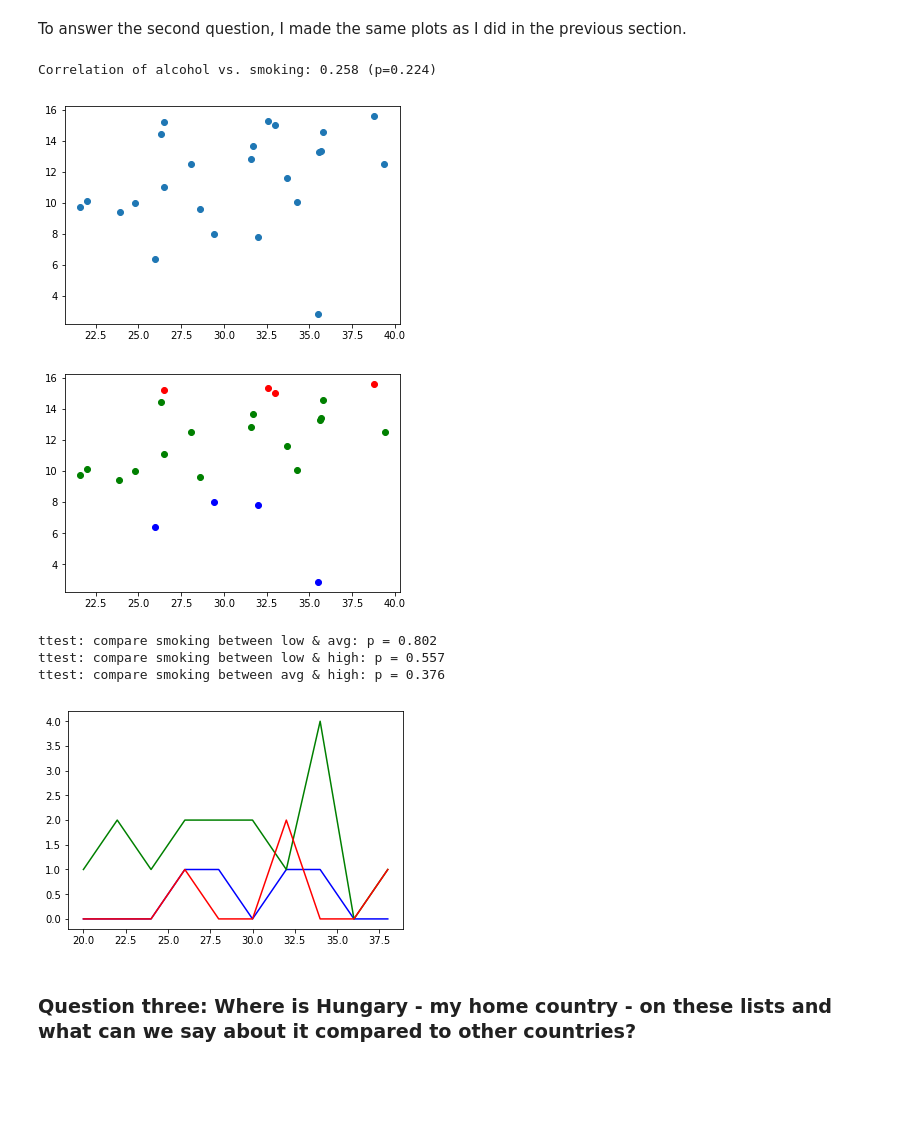
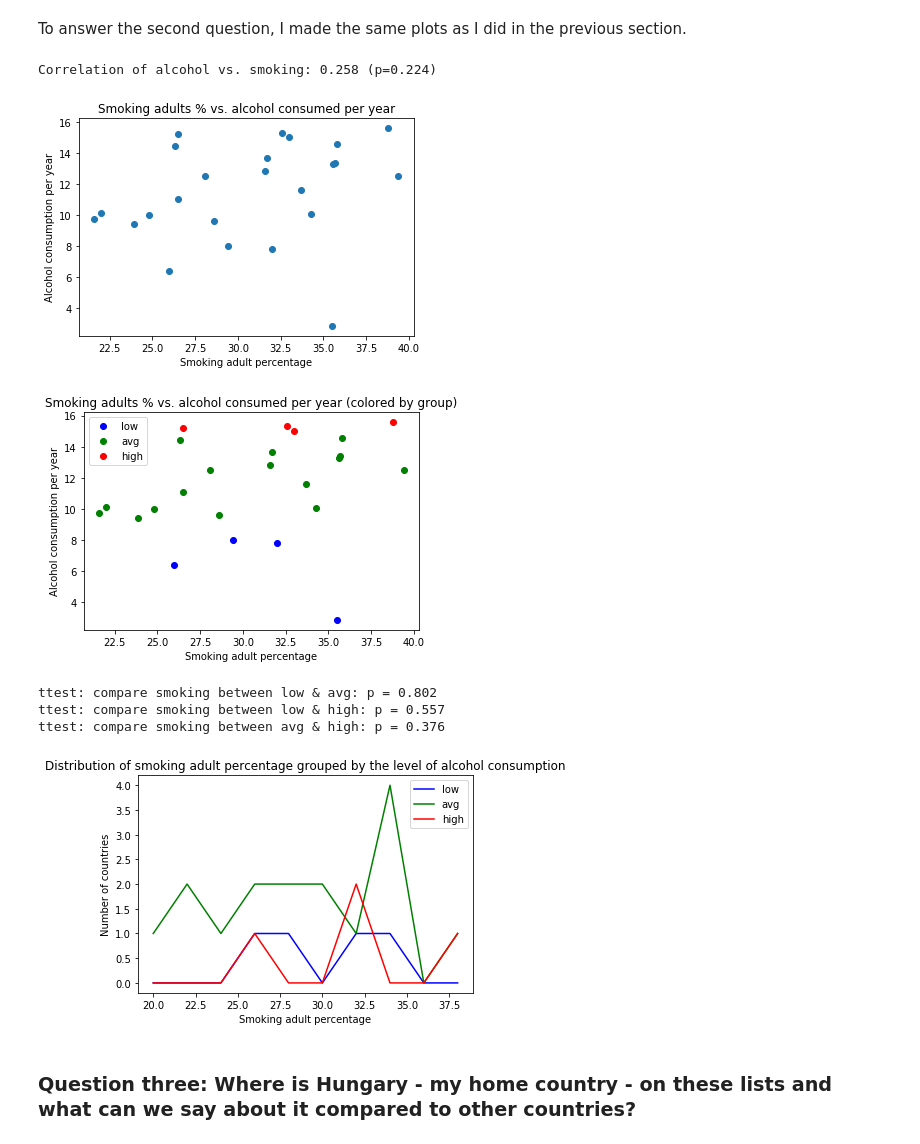
Before and after one commit to sborde/udacity-dand, a Jupyter notebook: P2_IntroToDataAnalysis/IntroToDataAnalysis_FinalProject.ipynb, the cells around one changed output. Drawn from its saved outputs; the diff is of its cells as text; code cells hidden in the pictures; blank space fills up the shorter version.

```diff
--- a/P2_IntroToDataAnalysis/IntroToDataAnalysis_FinalProject.ipynb
+++ b/P2_IntroToDataAnalysis/IntroToDataAnalysis_FinalProject.ipynb
@@ -68,7 +68,7 @@ My third (bonus) question was to inspect the state of Hungary, so I saved it for
 print('Number of countries in the original dataset: {}'.format(len(df)))
 
 df_hun = df.loc['Hungary'] #Save Hungary for later usage
-df = df[~(df.isnull().any(axis=1))] # Remove countries with missing value
+df = df.dropna() # Remove countries with missing value
 
 print('Number of countries after removing missing value: {}'.format(len(df)))
 # %% [output]
@@ -292,27 +321,38 @@ To answer the second question, I made the same plots as I did in the previous se
 # %%
 plt.figure()
 alcoholvssmoke = plt.scatter(df.loc[:, 'smoking'], df.loc[:, 'alcohol'])
+plt.title('Smoking adults % vs. alcohol consumed per year')
+plt.ylabel('Alcohol consumption per year')
+plt.xlabel('Smoking adult percentage')
 (r, p) = sts.pearsonr(df.loc[:, 'smoking'], df.loc[:, 'alcohol'])
 print('Correlation of alcohol vs. smoking: {0:.3f} (p={1:.3f})'.format(r, p))
 # %% [output]
 Correlation of alcohol vs. smoking: 0.258 (p=0.224)
-[figure, old version]
+[figure, new version]
 # %%
 plt.figure()
 for group in levels :
     current_group = df.loc[countries_by_class[group]]
-    plt.plot(current_group.loc[:, 'smoking'], current_group.loc[:, 'alcohol'], 'o', color=level_colors[group])
+    plt.plot(current_group.loc[:, 'smoking'], current_group.loc[:, 'alcohol'], 'o', color=level_colors[group], label=group)
+
+plt.title('Smoking adults % vs. alcohol consumed per year (colored by group)')
+plt.ylabel('Alcohol consumption per year')
+plt.xlabel('Smoking adult percentage')
+legend = plt.legend()
 # %% [output]
-[figure, old version]
+[figure, new version]
 # %%
 plt.figure()
 for group in levels :
     current_group = df.loc[countries_by_class[group]]
 
     y, binedges = np.histogram(current_group.loc[:, 'smoking'], range=(20,40), bins=10)
-    plt.plot(binedges[:-1], y, color=level_colors[group])
+    plt.plot(binedges[:-1], y, color=level_colors[group], label=group)
 
-
+plt.xlabel('Smoking adult percentage')
+plt.ylabel('Number of countries')
+plt.title('Distribution of smoking adult percentage grouped by the level of alcohol consumption')
+plt.legend()
 
 for g1 in range(0, len(levels)-1) :
         group1_name = levels[g1]
@@ -326,7 +366,7 @@ for g1 in range(0, len(levels)-1) :
 ttest: compare smoking between low & avg: p = 0.802
 ttest: compare smoking between low & high: p = 0.557
 ttest: compare smoking between avg & high: p = 0.376
-[figure, old version]
+[figure, new version]
 # %% [markdown]
 ### Question three: Where is Hungary - my home country - on these lists and what can we say about it compared to other countries?
 # %%
```
Also changed, not shown: parts of 8 cells of this notebook, 2 other files.
